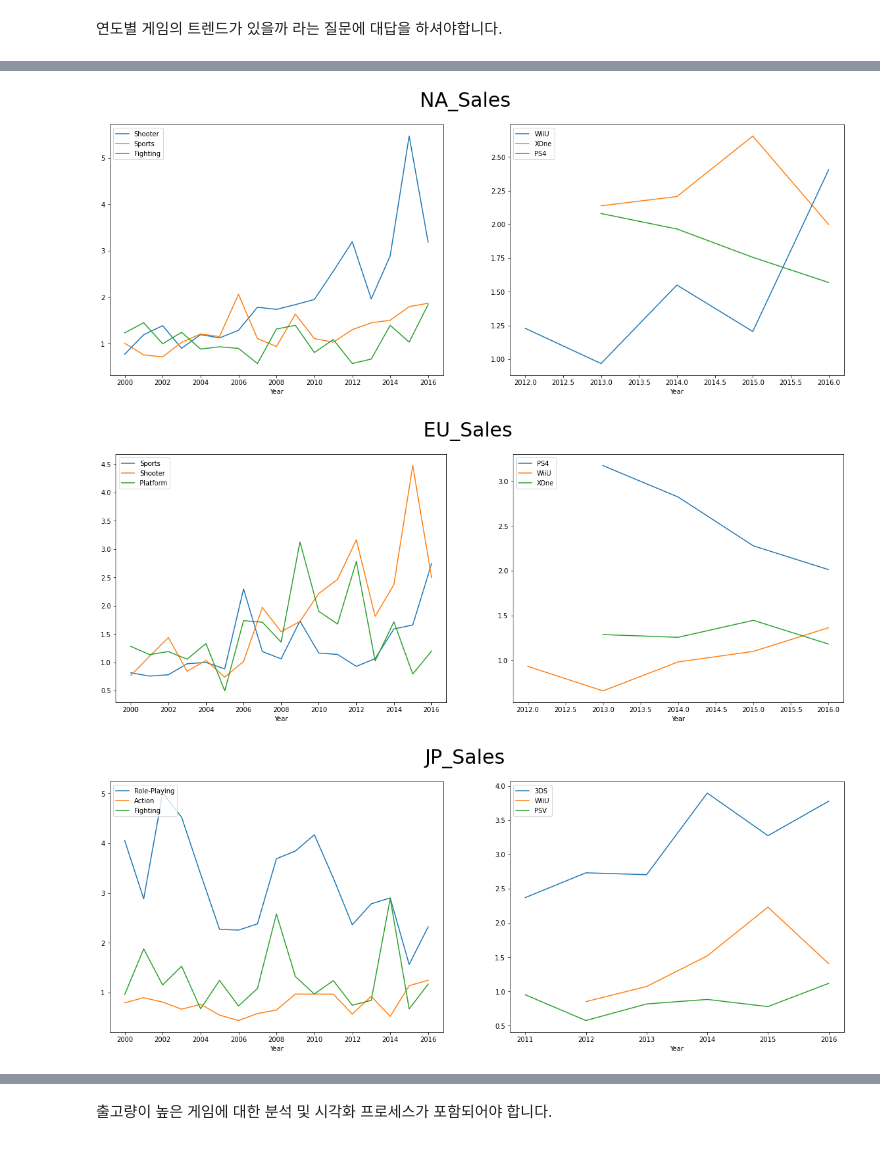
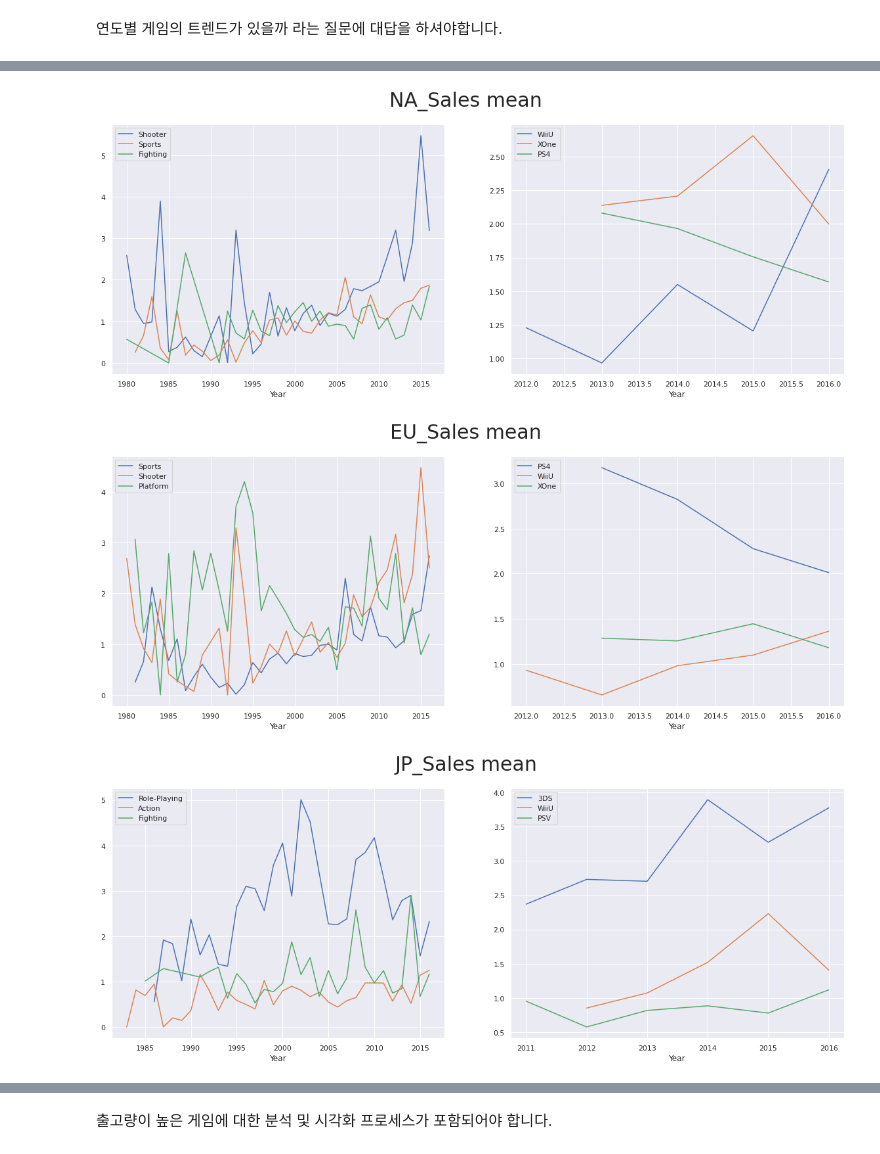
Before and after one commit to URAM-KOR/vgames2, a Jupyter notebook: AI_05_김우람_ipynb의_사본.ipynb, the cells around one changed output, grey strips where cells are left out. Drawn from its saved outputs; the diff is of its cells as text; code cells hidden in the pictures.

```diff
--- a/AI_05_김우람_ipynb의_사본.ipynb
+++ b/AI_05_김우람_ipynb의_사본.ipynb
@@ -134,15 +134,16 @@ df = df.drop('Unnamed: 0',axis=1)    # 1열 삭제
 # print(df.isna().sum())  #결측치 확인
 print('a <= Year <= b')
 print('a 입력하세요')
-a = int(input())
+a = int(1000)
 print('b 입력하세요')
-b = int(input())
+b = int(2016)
 df[(df['Year'] < a )] = np.nan    # Year < 1000  =>  nan
 df[(df['Year'] > b )] = np.nan    # Year > 1000  =>  nan
 df = df.dropna(subset = ['Year'])  # Year 열 결측치 삭제
 df = df.dropna(subset = ['Genre'])  # Genre 열 결측치 삭제
 df = df.sort_values(by = ['Year'], ascending = True) # 연도별 오름차순
 df['Total'] = df['NA_Sales']+df['EU_Sales']+df['JP_Sales']+df['Other_Sales']
+df_N = df
 df = df.drop(['Name','Publisher'],axis=1)
 # df['Year'] = pd.to_datetime(df['Year'], format = '%Y')  # Year 을 datetime64 형식으로 변환
 df_G = df.groupby(['Year','Genre']).mean().reset_index()  # Year, Genre 별 평균
@@ -150,7 +151,7 @@ df_Y = df.groupby(['Year']).mean().reset_index()  # Year 별 평균
 df_P = df.groupby(['Year','Platform']).mean().reset_index()  # Year, Genre 별 평균
 df_G = pd.merge(df_G,df_Y,how='left',on='Year')
 df_P = pd.merge(df_P,df_Y,how='left',on='Year')
-print(df_Y)
+
 
 #top3 함수정의
 def top(df,col2,col1):   #df 에서 'col2' 별 'col1' 값의 top3 'series'반환
@@ -177,7 +178,7 @@ df_P_T = top(df_P,'Platform','Total_x')
 #NA_Sales 시계열
 
 fig, axes = plt.subplots(1, 2, figsize=(20,7))
-fig.suptitle('NA_Sales', size = 30)
+fig.suptitle('NA_Sales mean', size = 30)
 
 sns.lineplot(x=df_G_N['Year'], y=df_G_N['NA_Sales_x']/df_G_N['NA_Sales_y'], data=df_G_N['NA_Sales_x']/df_G_N['NA_Sales_y'],
              hue=df_G_N['Genre'],
@@ -200,7 +201,7 @@ print('''
 #EU_Sales 시계열
 
 fig, axes = plt.subplots(1, 2, figsize=(20,7))
-fig.suptitle('EU_Sales', size = 30)
+fig.suptitle('EU_Sales mean', size = 30)
 
 sns.lineplot(x=df_G_E['Year'], y=df_G_E['EU_Sales_x']/df_G_E['EU_Sales_y'], data=df_G_E['EU_Sales_x']/df_G_E['EU_Sales_y'],
              hue=df_G_E['Genre'],
@@ -223,7 +224,7 @@ print('''
 #JP_Sales 시계열
 
 fig, axes = plt.subplots(1, 2, figsize=(20,7))
-fig.suptitle('JP_Sales', size = 30)
+fig.suptitle('JP_Sales mean', size = 30)
 
 sns.lineplot(x=df_G_J['Year'], y=df_G_J['JP_Sales_x']/df_G_J['JP_Sales_y'], data=df_G_J['JP_Sales_x']/df_G_J['JP_Sales_y'],
              hue=df_G_J['Genre'],
@@ -246,7 +247,7 @@ print('''
 #Other_Sales 시계열
 
 fig, axes = plt.subplots(1, 2, figsize=(20,7))
-fig.suptitle('Other_Sales', size = 30)
+fig.suptitle('Other_Sales mean', size = 30)
 
 
 sns.lineplot(x=df_G_O['Year'], y=df_G_O['Other_Sales_x']/df_G_O['Other_Sales_y'], data=df_G_O['Other_Sales_x']/df_G_O['Other_Sales_y'],
@@ -269,7 +270,7 @@ print('''
 #Total_Sales 시계열
 
 fig, axes = plt.subplots(1, 2, figsize=(20,7))
-fig.suptitle('Total_Sales', size = 30)
+fig.suptitle('Total_Sales mean', size = 30)
 
 sns.lineplot(x=df_G_T['Year'], y=df_G_T['Total_x']/df_G_T['Total_y'], data=df_G_T['Total_x']/df_G_T['Total_y'],
              hue=df_G_T['Genre'],
@@ -308,3 +295,3 @@ b 입력하세요
-[figure, old version]
+[figure, new version]
-[figure, old version]
+[figure, new version]
-[figure, old version]
+[figure, new version]
```
Also changed, not shown: parts of 4 cells of this notebook.
